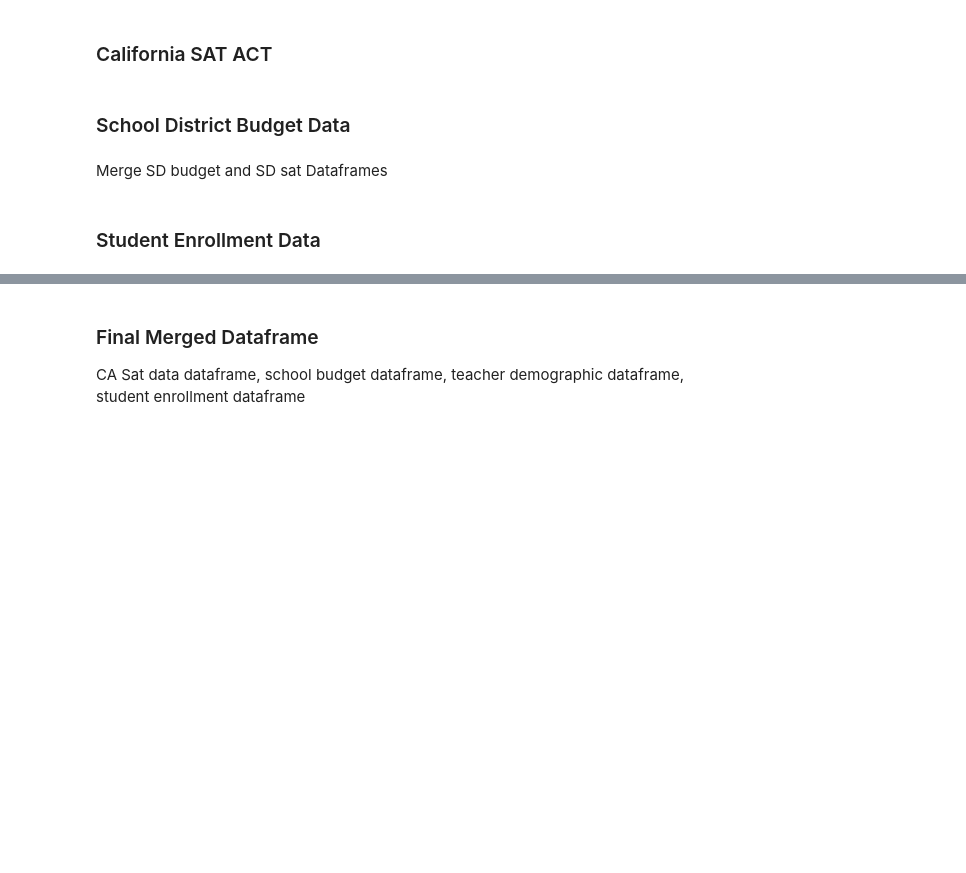
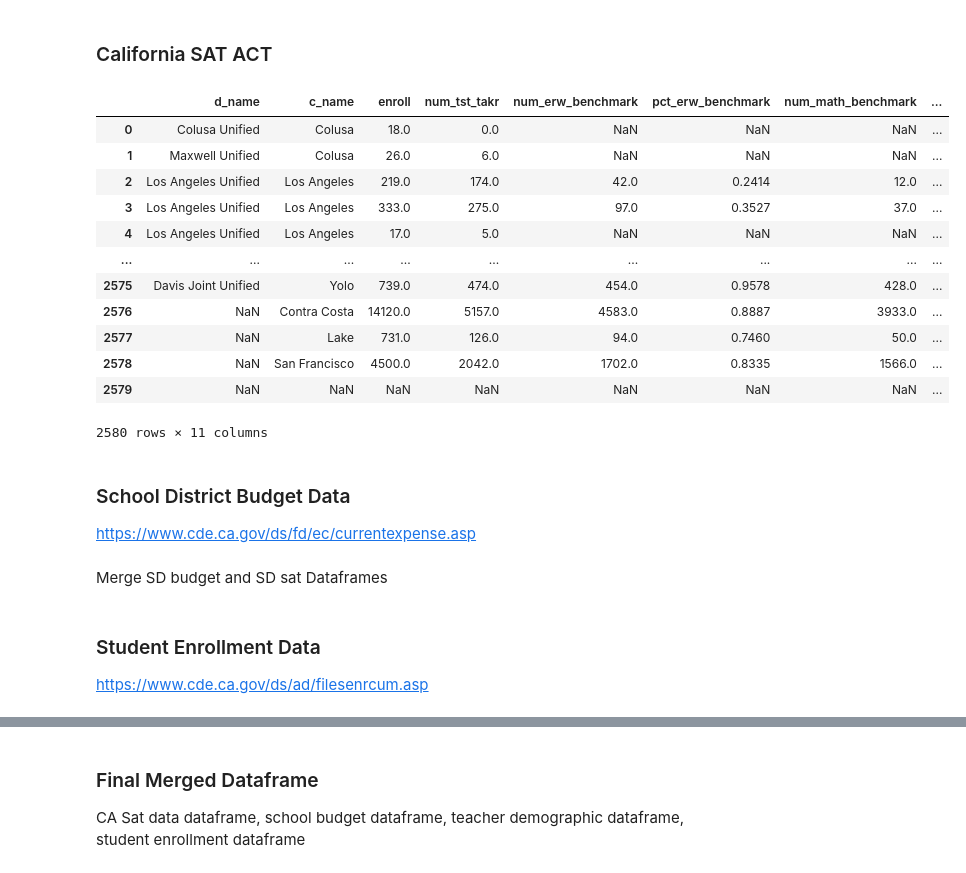
Before and after one commit to AlexSpradling/california_sat_analysis, a Jupyter notebook: code/starter-code Alex.ipynb, the cells around one changed output, grey strips where cells are left out. Saved outputs shown, nothing was run; the diff lists cells and outputs as text; code cells hidden in the pictures; blank space fills up the shorter version.

```diff
--- a/code/starter-code Alex.ipynb
+++ b/code/starter-code Alex.ipynb
@@ -205,9 +205,27 @@ sat_2019_ca_df = sat_2019_ca_df.astype({col:'float' for col in sat_2019_ca_df.co
+# %%
+sat_2019_ca_df
+# %% [output]
+|  | d_name | c_name | enroll | num_tst_takr | num_erw_benchmark | pct_erw_benchmark | num_math_benchmark | ... |
+| 0 | Colusa Unified | Colusa | 18.0 | 0.0 | NaN | NaN | NaN | ... |
+| 1 | Maxwell Unified | Colusa | 26.0 | 6.0 | NaN | NaN | NaN | ... |
+| 2 | Los Angeles Unified | Los Angeles | 219.0 | 174.0 | 42.0 | 0.2414 | 12.0 | ... |
+| 3 | Los Angeles Unified | Los Angeles | 333.0 | 275.0 | 97.0 | 0.3527 | 37.0 | ... |
+| 4 | Los Angeles Unified | Los Angeles | 17.0 | 5.0 | NaN | NaN | NaN | ... |
+| ... | ... | ... | ... | ... | ... | ... | ... | ... |
+| 2575 | Davis Joint Unified | Yolo | 739.0 | 474.0 | 454.0 | 0.9578 | 428.0 | ... |
+| 2576 | NaN | Contra Costa | 14120.0 | 5157.0 | 4583.0 | 0.8887 | 3933.0 | ... |
+| 2577 | NaN | Lake | 731.0 | 126.0 | 94.0 | 0.7460 | 50.0 | ... |
+| 2578 | NaN | San Francisco | 4500.0 | 2042.0 | 1702.0 | 0.8335 | 1566.0 | ... |
+| 2579 | NaN | NaN | NaN | NaN | NaN | NaN | NaN | ... |
+2580 rows × 11 columns
 # %%
 # aggregate by school district, using mean
 agg_functions = {col:'sum' if 'num' in col else 'mean' if 'pct' in col else 'sum' for col in sat_2019_ca_df.columns if col not in ['d_name', 'c_name', 'year']}
 sat_2019_ca_df = sat_2019_ca_df.groupby(sat_2019_ca_df['d_name']).aggregate(agg_functions)
 # %% [markdown]
 ### School District Budget Data
+
+https://www.cde.ca.gov/ds/fd/ec/currentexpense.asp
 # %%
 ca_budgets_sd = pd.read_excel('../data/currentexpense1819.xlsx')
 
@@ -227,3 +245,4 @@ Merge SD budget and SD sat Dataframes
 merged_ca_sat_rev = pd.merge(sat_2019_ca_df,ca_budgets_sd, left_on='d_name', right_on = 'd_name')
 # %% [markdown]
 ### Student Enrollment Data
+https://www.cde.ca.gov/ds/ad/filesenrcum.asp
```
Also changed, not shown: parts of 19 cells of this notebook.
